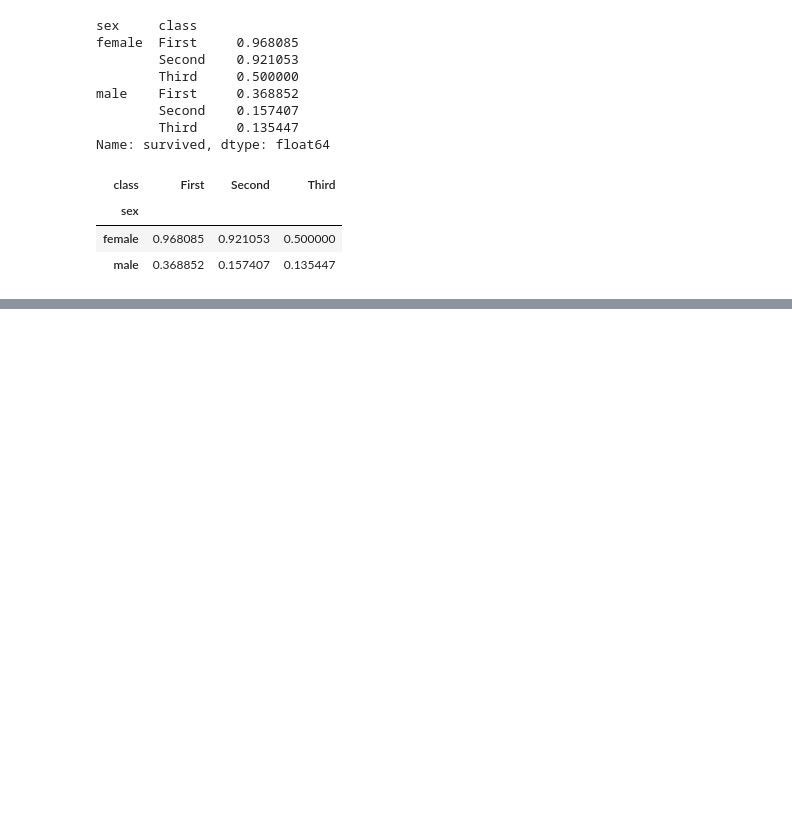
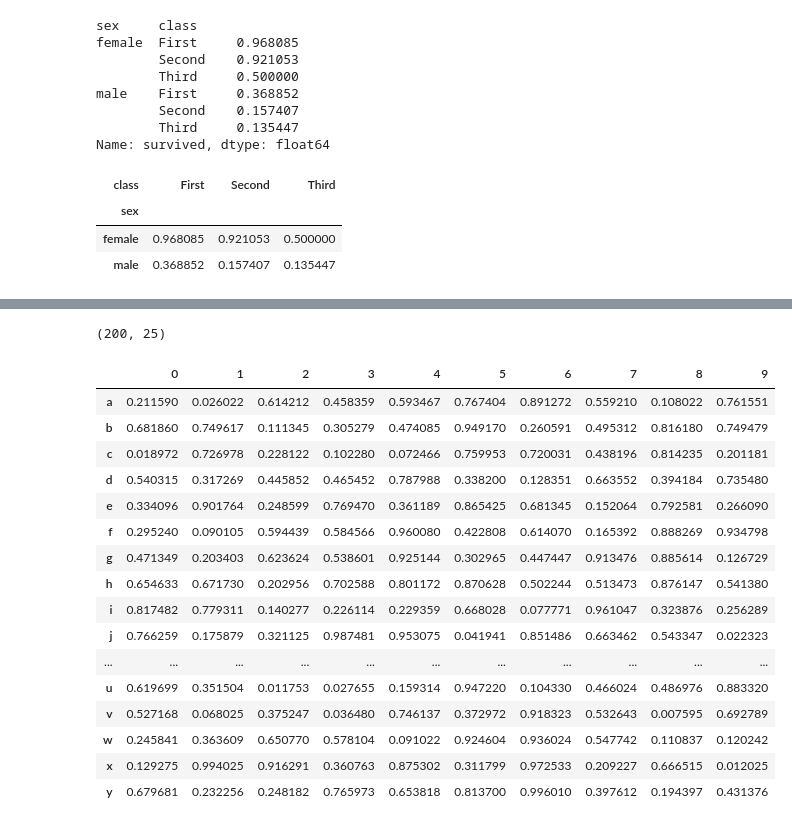
Before and after one commit to fareed23/data-science, a Jupyter notebook: day7/pandas_tips_tricks.ipynb, the cells around one changed output, grey strips where cells are left out. Cells and saved outputs as stored; diff of their text form; code cells hidden in the pictures; blank space fills up the shorter version.

```diff
--- a/day7/pandas_tips_tricks.ipynb
+++ b/day7/pandas_tips_tricks.ipynb
@@ -874,0 +981,4 @@ df.groupby(['sex', 'class']).survived.mean().unstack() # reshape into convenient
+# %%
+# Creating a new df
+df = pd.DataFrame(np.random.rand(200, 25), columns=list('abcdefghijklmnopqrstuvwxy'))
+df.head(10)
@@ -874,0 +998,24 @@ df.groupby(['sex', 'class']).survived.mean().unstack() # reshape into convenient
+# %%
+df.shape
+# %% [output]
+(200, 25)
+# %%
+df.head(10).T
+# %% [output]
+|  | 0 | 1 | 2 | 3 | 4 | 5 | 6 | 7 | 8 | 9 |
+| a | 0.211590 | 0.026022 | 0.614212 | 0.458359 | 0.593467 | 0.767404 | 0.891272 | 0.559210 | 0.108022 | 0.761551 |
+| b | 0.681860 | 0.749617 | 0.111345 | 0.305279 | 0.474085 | 0.949170 | 0.260591 | 0.495312 | 0.816180 | 0.749479 |
+| c | 0.018972 | 0.726978 | 0.228122 | 0.102280 | 0.072466 | 0.759953 | 0.720031 | 0.438196 | 0.814235 | 0.201181 |
+| d | 0.540315 | 0.317269 | 0.445852 | 0.465452 | 0.787988 | 0.338200 | 0.128351 | 0.663552 | 0.394184 | 0.735480 |
+| e | 0.334096 | 0.901764 | 0.248599 | 0.769470 | 0.361189 | 0.865425 | 0.681345 | 0.152064 | 0.792581 | 0.266090 |
+| f | 0.295240 | 0.090105 | 0.594439 | 0.584566 | 0.960080 | 0.422808 | 0.614070 | 0.165392 | 0.888269 | 0.934798 |
+| g | 0.471349 | 0.203403 | 0.623624 | 0.538601 | 0.925144 | 0.302965 | 0.447447 | 0.913476 | 0.885614 | 0.126729 |
+| h | 0.654633 | 0.671730 | 0.202956 | 0.702588 | 0.801172 | 0.870628 | 0.502244 | 0.513473 | 0.876147 | 0.541380 |
+| i | 0.817482 | 0.779311 | 0.140277 | 0.226114 | 0.229359 | 0.668028 | 0.077771 | 0.961047 | 0.323876 | 0.256289 |
+| j | 0.766259 | 0.175879 | 0.321125 | 0.987481 | 0.953075 | 0.041941 | 0.851486 | 0.663462 | 0.543347 | 0.022323 |
+| ... | ... | ... | ... | ... | ... | ... | ... | ... | ... | ... |
+| u | 0.619699 | 0.351504 | 0.011753 | 0.027655 | 0.159314 | 0.947220 | 0.104330 | 0.466024 | 0.486976 | 0.883320 |
+| v | 0.527168 | 0.068025 | 0.375247 | 0.036480 | 0.746137 | 0.372972 | 0.918323 | 0.532643 | 0.007595 | 0.692789 |
+| w | 0.245841 | 0.363609 | 0.650770 | 0.578104 | 0.091022 | 0.924604 | 0.936024 | 0.547742 | 0.110837 | 0.120242 |
+| x | 0.129275 | 0.994025 | 0.916291 | 0.360763 | 0.875302 | 0.311799 | 0.972533 | 0.209227 | 0.666515 | 0.012025 |
+| y | 0.679681 | 0.232256 | 0.248182 | 0.765973 | 0.653818 | 0.813700 | 0.996010 | 0.397612 | 0.194397 | 0.431376 |
```
Also changed, not shown: parts of 27 cells of this notebook, 2 other files.
